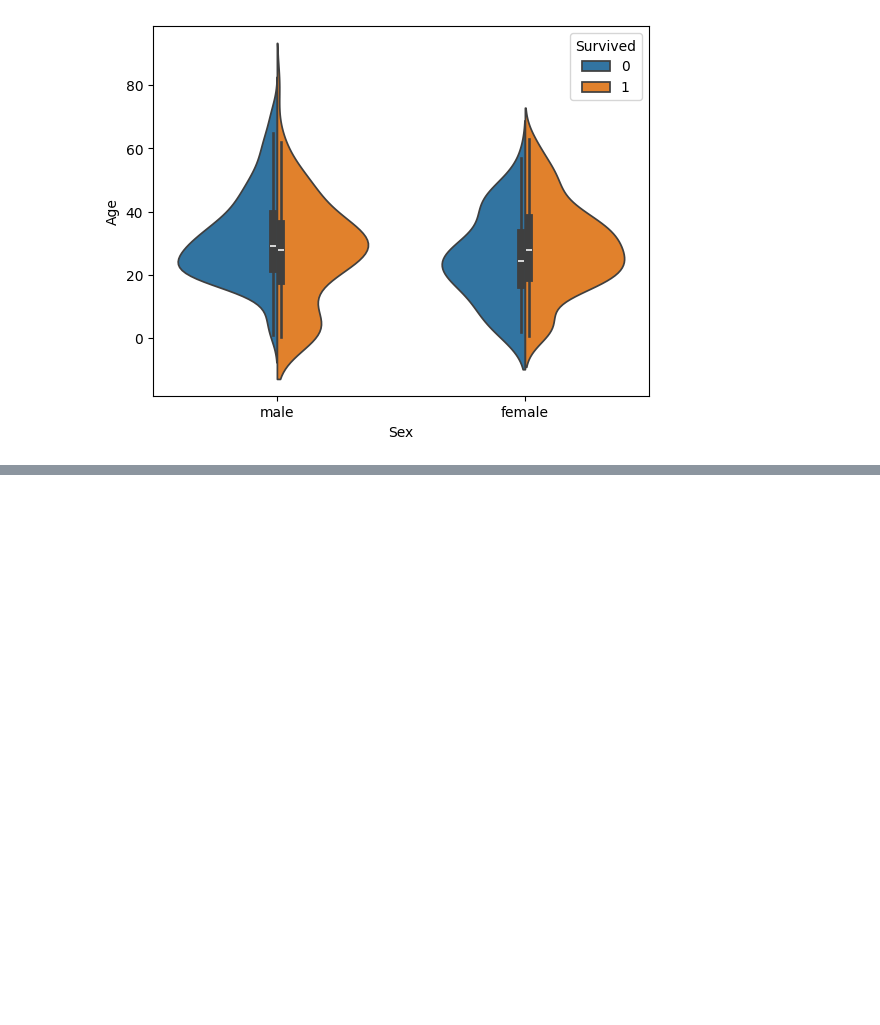
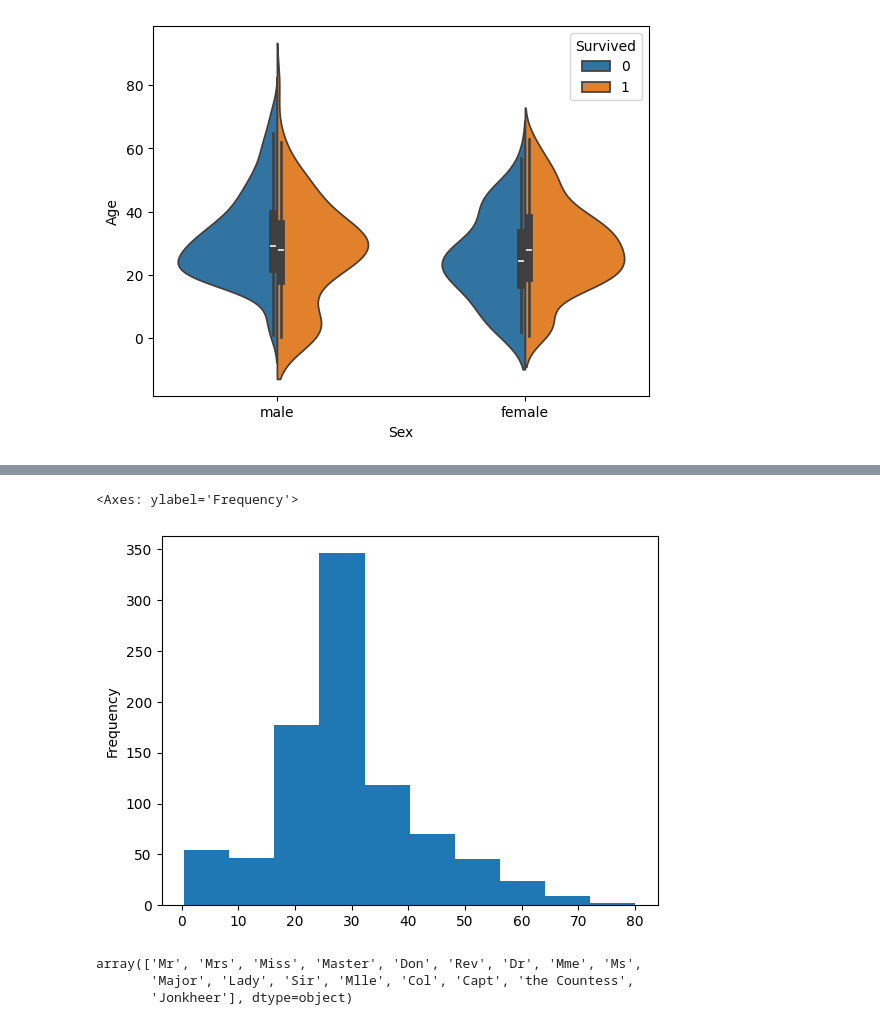
Before and after one commit to bhijanbastola/100days, a Jupyter notebook: Day_Wise_Learning/Day_27/DataManupliation.ipynb, the cells around one changed output, grey strips where cells are left out. Drawn from its saved outputs; the diff is of its cells as text; code cells hidden in the pictures; blank space fills up the shorter version.

```diff
--- a/Day_Wise_Learning/Day_26/MatplotCOntinue.ipynb
+++ b/Day_Wise_Learning/Day_27/DataManupliation.ipynb
@@ -76,0 +107,2 @@ sns.violinplot(y=df['Age'],
+# %%
+df_fillna=df.Age.fillna(value=df.Age.median(),inplace=False)
@@ -76,0 +124,11 @@ sns.violinplot(y=df['Age'],
+# %%
+df_fillna.plot(kind="hist")
+# %% [output]
+<Axes: ylabel='Frequency'>
+[figure, added]
+# %%
+df.initials.unique()
+# %% [output]
+array(['Mr', 'Mrs', 'Miss', 'Master', 'Don', 'Rev', 'Dr', 'Mme', 'Ms',
+       'Major', 'Lady', 'Sir', 'Mlle', 'Col', 'Capt', 'the Countess',
+       'Jonkheer'], dtype=object)
```
Also changed, not shown: parts of 9 cells of this notebook, 2 other files.
